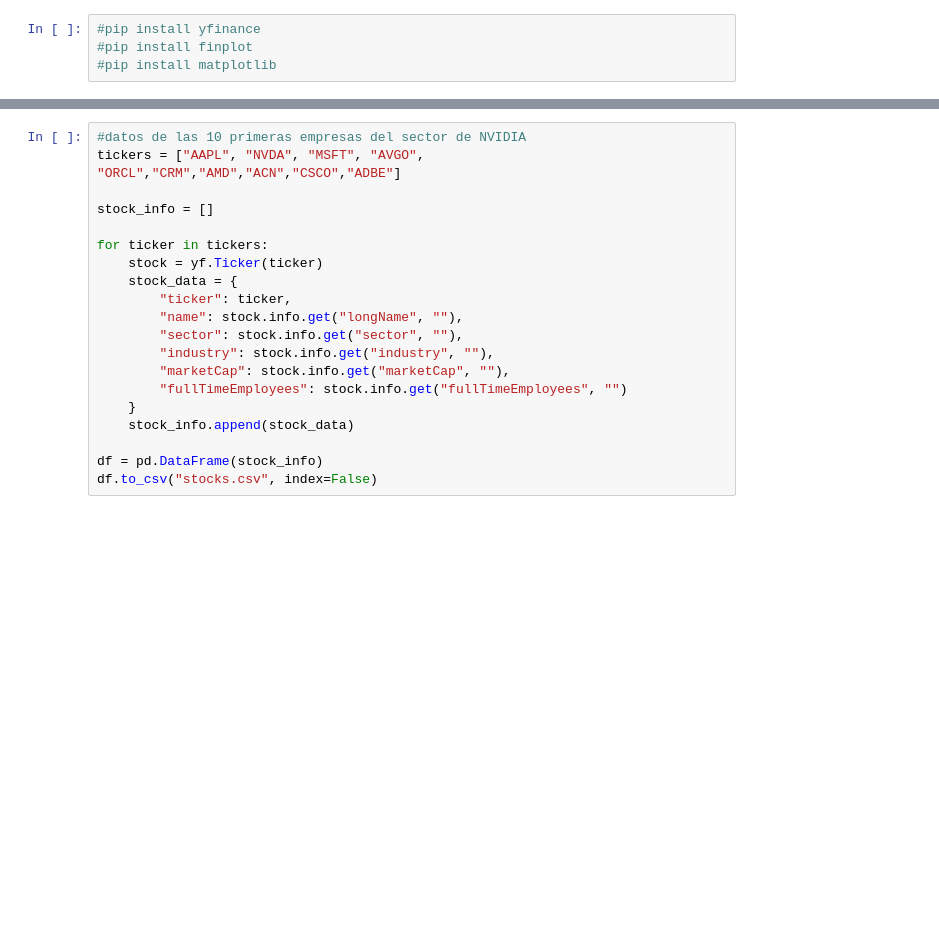
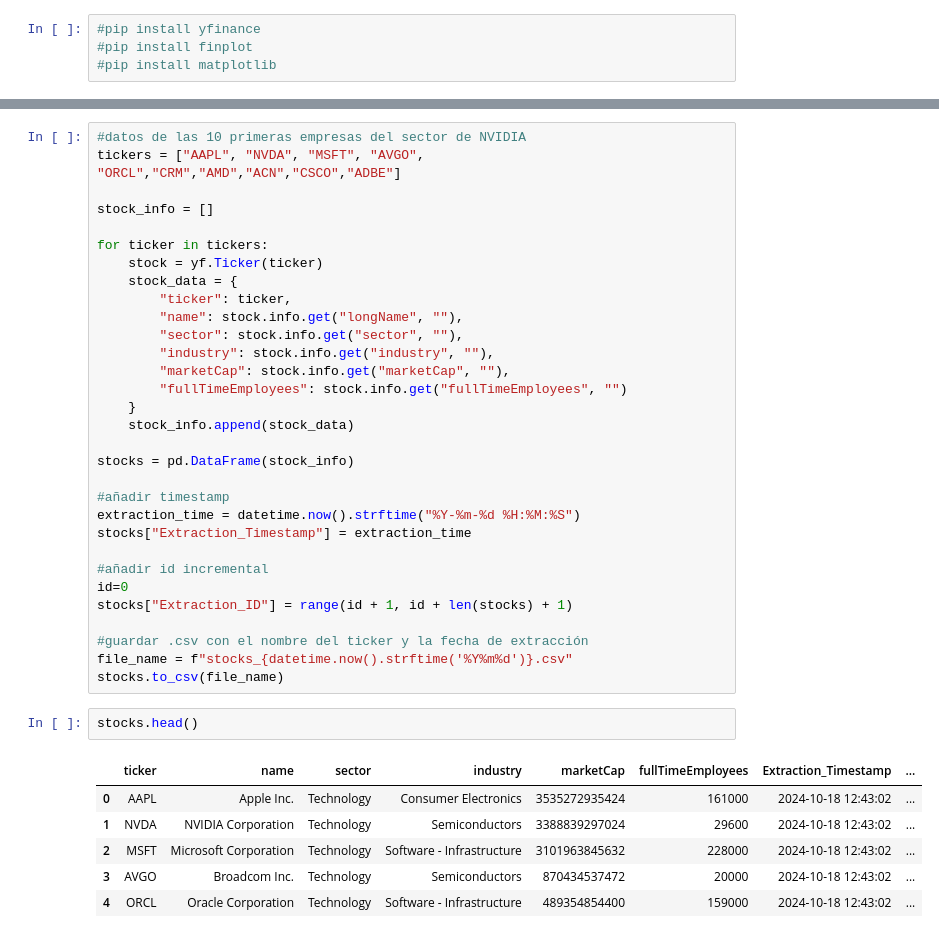
Before and after one commit to rosalia-ce/PFB-Equipo-A, a Jupyter notebook: P_1_2_info_acciones.ipynb, the cells around one changed output, grey strips where cells are left out. Drawn from its saved outputs; the diff is of its cells as text; blank space fills up the shorter version.

```diff
--- a/P_1_2_info_acciones.ipynb
+++ b/P_1_2_info_acciones.ipynb
@@ -91,20 +410,40 @@ top10sector.head(10)
-# %%
-#datos de las 10 primeras empresas del sector de NVIDIA
-tickers = ["AAPL", "NVDA", "MSFT", "AVGO", "ORCL","CRM","AMD","ACN","CSCO","ADBE"]
-
-stock_info = []
-
-for ticker in tickers:
-    stock = yf.Ticker(ticker)
-    stock_data = {
-        "ticker": ticker,
-        "name": stock.info.get("longName", ""),
-        "sector": stock.info.get("sector", ""),
-        "industry": stock.info.get("industry", ""),
-        "marketCap": stock.info.get("marketCap", ""),
-        "fullTimeEmployees": stock.info.get("fullTimeEmployees", "")
-    }
-    stock_info.append(stock_data)
-
-df = pd.DataFrame(stock_info)
-df.to_csv("stocks.csv", index=False)
+# %%
+#datos de las 10 primeras empresas del sector de NVIDIA
+tickers = ["AAPL", "NVDA", "MSFT", "AVGO", "ORCL","CRM","AMD","ACN","CSCO","ADBE"]
+
+stock_info = []
+
+for ticker in tickers:
+    stock = yf.Ticker(ticker)
+    stock_data = {
+        "ticker": ticker,
+        "name": stock.info.get("longName", ""),
+        "sector": stock.info.get("sector", ""),
+        "industry": stock.info.get("industry", ""),
+        "marketCap": stock.info.get("marketCap", ""),
+        "fullTimeEmployees": stock.info.get("fullTimeEmployees", "")
+    }
+    stock_info.append(stock_data)
+
+stocks = pd.DataFrame(stock_info)
+
+#añadir timestamp
+extraction_time = datetime.now().strftime("%Y-%m-%d %H:%M:%S")
+stocks["Extraction_Timestamp"] = extraction_time
+
+#añadir id incremental
+id=0
+stocks["Extraction_ID"] = range(id + 1, id + len(stocks) + 1)
+
+#guardar .csv con el nombre del ticker y la fecha de extracción
+file_name = f"stocks_{datetime.now().strftime('%Y%m%d')}.csv"
+stocks.to_csv(file_name)
+# %%
+stocks.head()
+# %% [output]
+|  | ticker | name | sector | industry | marketCap | fullTimeEmployees | Extraction_Timestamp | ... |
+| 0 | AAPL | Apple Inc. | Technology | Consumer Electronics | 3535272935424 | 161000 | 2024-10-18 12:43:02 | ... |
+| 1 | NVDA | NVIDIA Corporation | Technology | Semiconductors | 3388839297024 | 29600 | 2024-10-18 12:43:02 | ... |
+| 2 | MSFT | Microsoft Corporation | Technology | Software - Infrastructure | 3101963845632 | 228000 | 2024-10-18 12:43:02 | ... |
+| 3 | AVGO | Broadcom Inc. | Technology | Semiconductors | 870434537472 | 20000 | 2024-10-18 12:43:02 | ... |
+| 4 | ORCL | Oracle Corporation | Technology | Software - Infrastructure | 489354854400 | 159000 | 2024-10-18 12:43:02 | ... |
```
Also changed, not shown: parts of 28 cells of this notebook.
